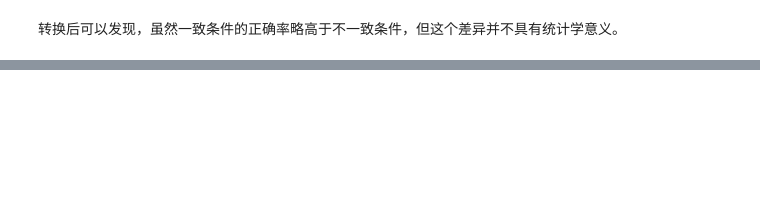
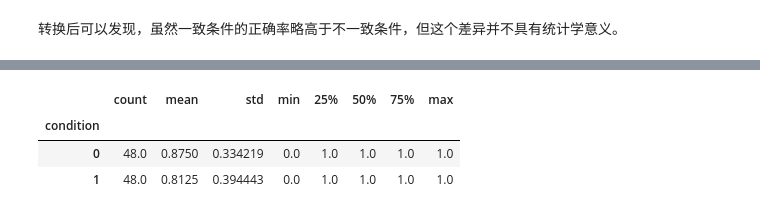
Before and after one commit to Utenna/PyBayesian, a Jupyter notebook: pan/Wanke_1102.ipynb, the cells around one changed output, grey strips where cells are left out. Saved outputs shown, nothing was run; the diff lists cells and outputs as text; code cells hidden in the pictures; blank space fills up the shorter version.

```diff
--- a/pan/Wanke_1102.ipynb
+++ b/pan/Wanke_1102.ipynb
@@ -307,0 +394,7 @@ alpha(一致条件) =  0.8423416656124595
+# %%
+data.groupby('condition').correct.describe()
+# %% [output]
+|  | count | mean | std | min | 25% | 50% | 75% | max |
+| condition |  |  |  |  |  |  |  |  |
+| 0 | 48.0 | 0.8750 | 0.334219 | 0.0 | 1.0 | 1.0 | 1.0 | 1.0 |
+| 1 | 48.0 | 0.8125 | 0.394443 | 0.0 | 1.0 | 1.0 | 1.0 | 1.0 |
```
Also changed, not shown: parts of 29 cells of this notebook.
